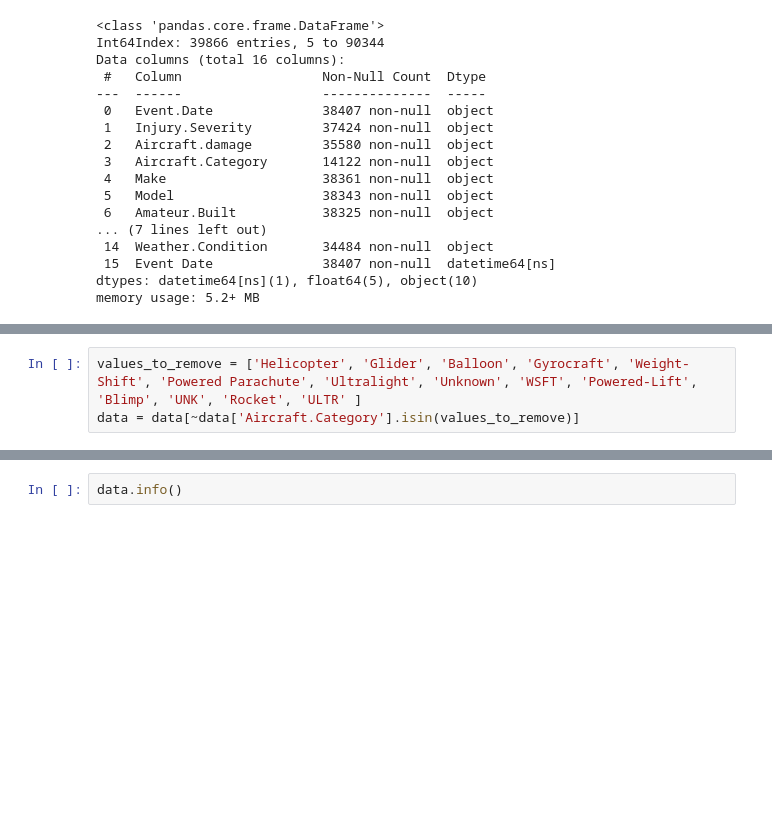
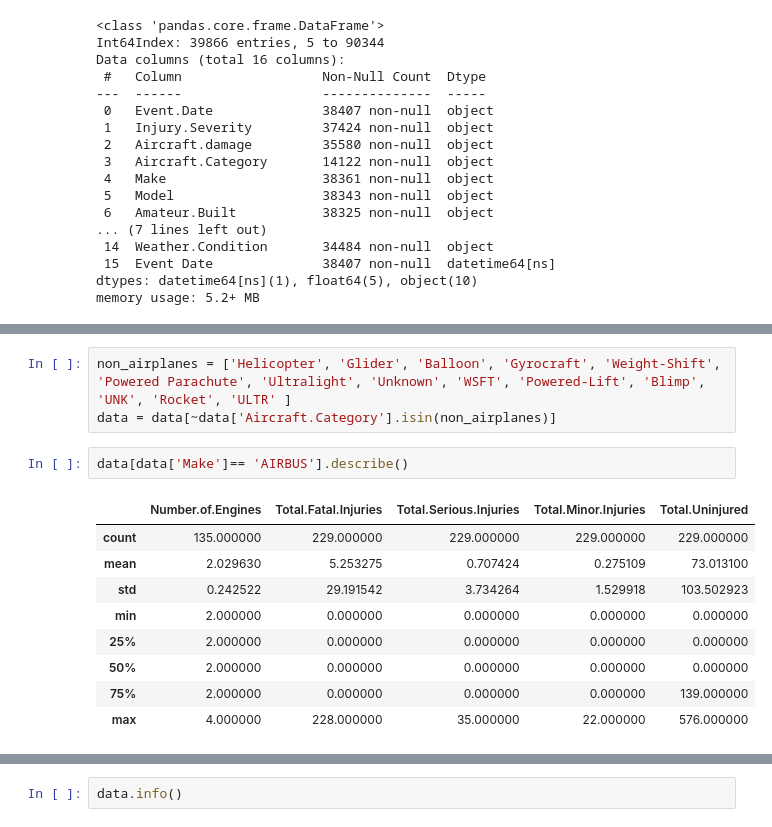
Before and after one commit to sfp13VA/Phase_1_Project, a Jupyter notebook: notebook.ipynb, the cells around one changed output, grey strips where cells are left out. Drawn from its saved outputs; the diff is of its cells as text; blank space fills up the shorter version.

Commit message:
data cleaning changes

```diff
--- a/notebook.ipynb
+++ b/notebook.ipynb
@@ -286,5 +286,17 @@ data.head()
 | 22 | 1982-01-02 | Non-Fatal | Substantial | Helicopter | Bell | 206L-1 | No | ... |
 | 25 | 1982-01-03 | Fatal(8) | Destroyed | Airplane | Cessna | 414A | No | ... |
 # %%
-values_to_remove = ['Helicopter', 'Glider', 'Balloon', 'Gyrocraft', 'Weight-Shift', 'Powered Parachute', 'Ultralight', 'Unknown', 'WSFT', 'Powered-Lift', 'Blimp', 'UNK', 'Rocket', 'ULTR' ]
-data = data[~data['Aircraft.Category'].isin(values_to_remove)]
+non_airplanes = ['Helicopter', 'Glider', 'Balloon', 'Gyrocraft', 'Weight-Shift', 'Powered Parachute', 'Ultralight', 'Unknown', 'WSFT', 'Powered-Lift', 'Blimp', 'UNK', 'Rocket', 'ULTR' ]
+data = data[~data['Aircraft.Category'].isin(non_airplanes)]
+# %%
+data[data['Make']== 'AIRBUS'].describe()
+# %% [output]
+|  | Number.of.Engines | Total.Fatal.Injuries | Total.Serious.Injuries | Total.Minor.Injuries | Total.Uninjured |
+| count | 135.000000 | 229.000000 | 229.000000 | 229.000000 | 229.000000 |
+| mean | 2.029630 | 5.253275 | 0.707424 | 0.275109 | 73.013100 |
+| std | 0.242522 | 29.191542 | 3.734264 | 1.529918 | 103.502923 |
+| min | 2.000000 | 0.000000 | 0.000000 | 0.000000 | 0.000000 |
+| 25% | 2.000000 | 0.000000 | 0.000000 | 0.000000 | 0.000000 |
+| 50% | 2.000000 | 0.000000 | 0.000000 | 0.000000 | 0.000000 |
+| 75% | 2.000000 | 0.000000 | 0.000000 | 0.000000 | 139.000000 |
+| max | 4.000000 | 228.000000 | 35.000000 | 22.000000 | 576.000000 |
```
Also changed, not shown: parts of 30 cells of this notebook.
